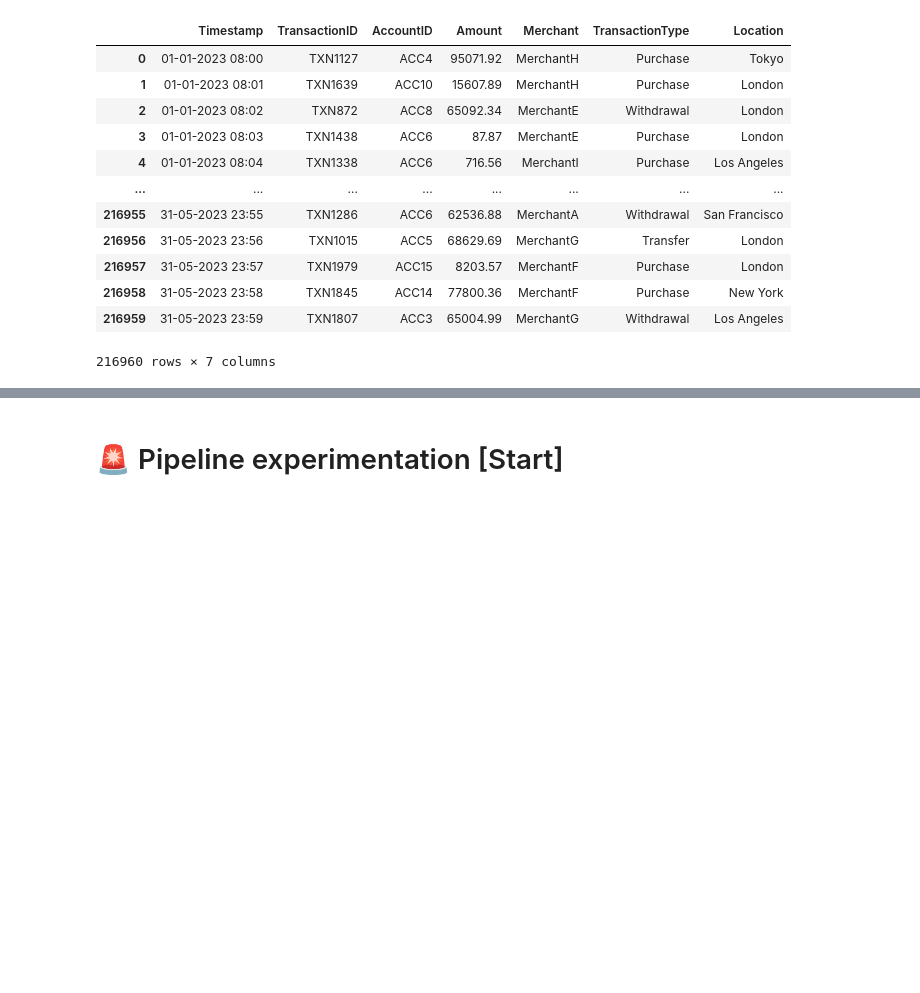
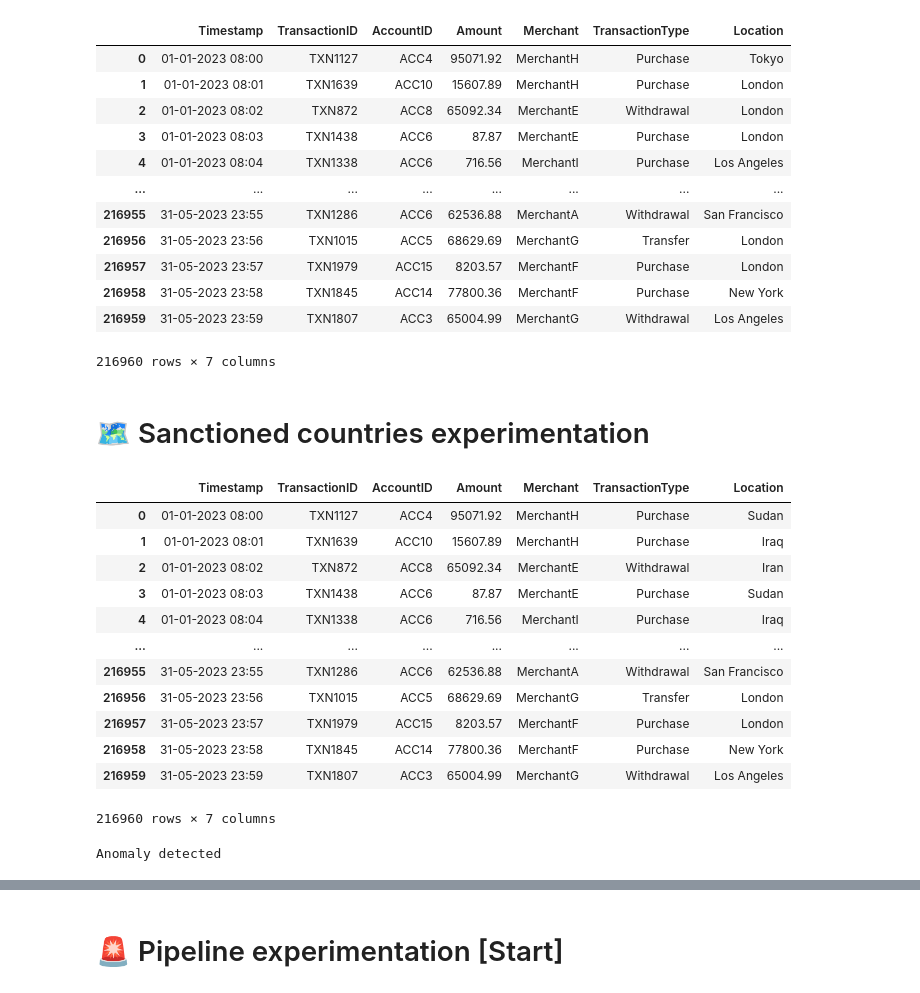
Before and after one commit to k26rahul/ML-Projects-March-2024, a Jupyter notebook: Financial-Anomaly-Data/Financial-Anomaly-Data.ipynb, the cells around one changed output, grey strips where cells are left out. Saved outputs shown, nothing was run; the diff lists cells and outputs as text; code cells hidden in the pictures; blank space fills up the shorter version.

```diff
--- a/Financial-Anomaly-Data/Financial-Anomaly-Data.ipynb
+++ b/Financial-Anomaly-Data/Financial-Anomaly-Data.ipynb
@@ -393,3 +393,34 @@ df
 | 216958 | 31-05-2023 23:58 | TXN1845 | ACC14 | 77800.36 | MerchantF | Purchase | New York |
 | 216959 | 31-05-2023 23:59 | TXN1807 | ACC3 | 65004.99 | MerchantG | Withdrawal | Los Angeles |
 216960 rows × 7 columns
+# %% [markdown]
+# 🗺️ Sanctioned countries experimentation
+# %%
+import random
+
+sanctioned_countries = ['Iran', 'Iraq', 'Sudan']
+df = df_cleaned
+test_Df = df.copy()
+test_Df.loc[:999, 'Location'] = random.choices(sanctioned_countries, k=1000)
+test_Df
+# %% [output]
+|  | Timestamp | TransactionID | AccountID | Amount | Merchant | TransactionType | Location |
+| 0 | 01-01-2023 08:00 | TXN1127 | ACC4 | 95071.92 | MerchantH | Purchase | Sudan |
+| 1 | 01-01-2023 08:01 | TXN1639 | ACC10 | 15607.89 | MerchantH | Purchase | Iraq |
+| 2 | 01-01-2023 08:02 | TXN872 | ACC8 | 65092.34 | MerchantE | Withdrawal | Iran |
+| 3 | 01-01-2023 08:03 | TXN1438 | ACC6 | 87.87 | MerchantE | Purchase | Sudan |
+| 4 | 01-01-2023 08:04 | TXN1338 | ACC6 | 716.56 | MerchantI | Purchase | Iraq |
+| ... | ... | ... | ... | ... | ... | ... | ... |
+| 216955 | 31-05-2023 23:55 | TXN1286 | ACC6 | 62536.88 | MerchantA | Withdrawal | San Francisco |
+| 216956 | 31-05-2023 23:56 | TXN1015 | ACC5 | 68629.69 | MerchantG | Transfer | London |
+| 216957 | 31-05-2023 23:57 | TXN1979 | ACC15 | 8203.57 | MerchantF | Purchase | London |
+| 216958 | 31-05-2023 23:58 | TXN1845 | ACC14 | 77800.36 | MerchantF | Purchase | New York |
+| 216959 | 31-05-2023 23:59 | TXN1807 | ACC3 | 65004.99 | MerchantG | Withdrawal | Los Angeles |
+216960 rows × 7 columns
+# %%
+test_sample = test_Df.loc[0]
+
+if test_sample['Location'] in sanctioned_countries:
+  print('Anomaly detected')
+# %% [output]
+Anomaly detected
```
Also changed, not shown: parts of 1 cell of this notebook.
